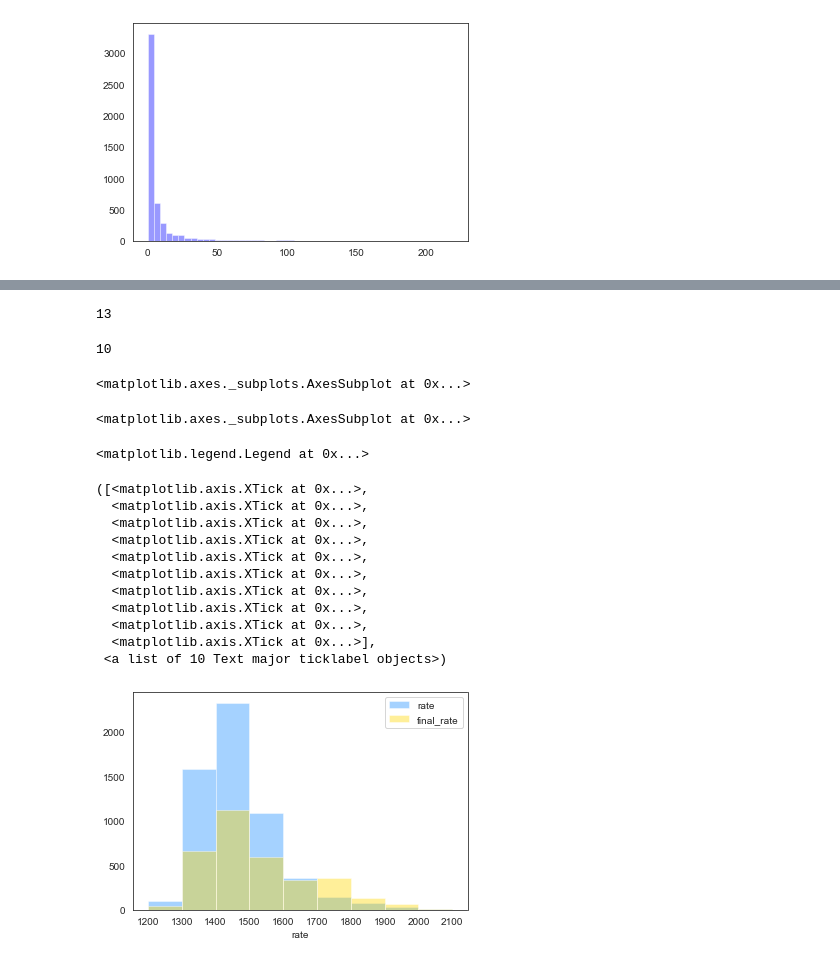
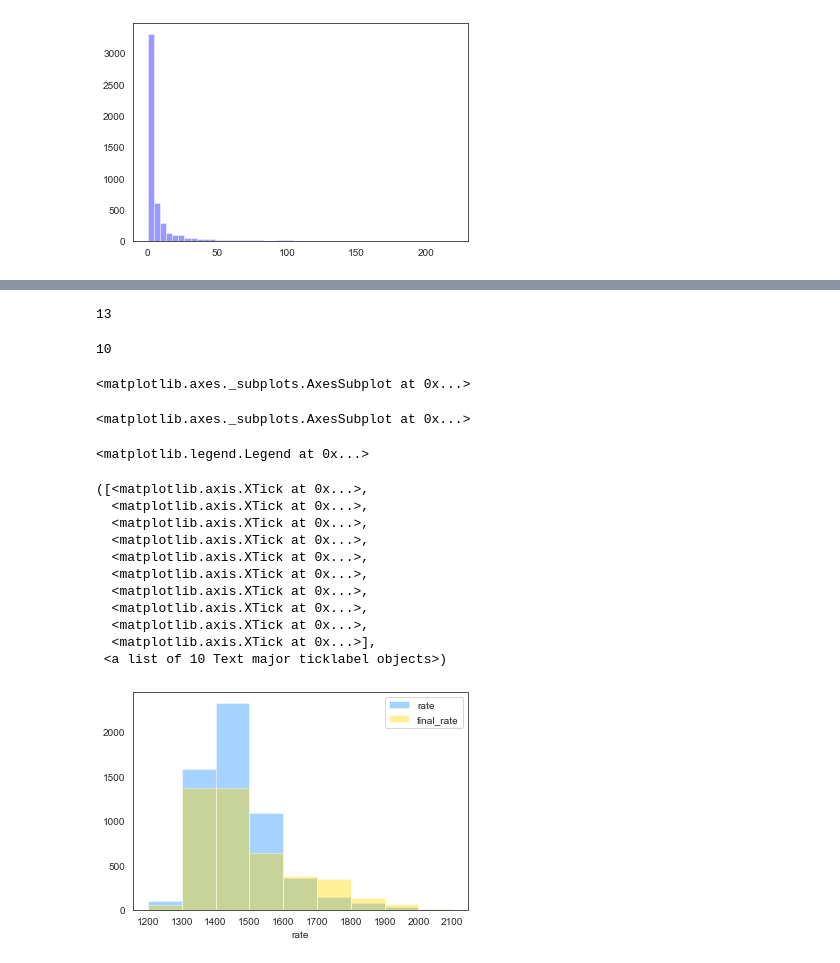
Before and after one commit to yoyoyo4/kagaribi_8_seed, a Jupyter notebook: ELO_rating_seed.ipynb, the cells around one changed output, grey strips where cells are left out. Saved outputs shown, nothing was run; the diff lists cells and outputs as text; code cells hidden in the pictures.

```diff
--- a/ELO_rating_seed.ipynb
+++ b/ELO_rating_seed.ipynb
@@ -493,0 +480,38 @@ df_rate
+# %%
+# 結果をプレイヤーごとのデータフレームに直し出力する
+
+df_rate = (df_update
+            .pipe(lambda x: x[x.playerTag_count == 1]) # playerTag重複プレイヤーには意味のない数値をマージしていくので一旦絞る
+            .assign(initial_rate = lambda x: x.playerTag.map(initial_rate_dict)) # 初期レート追加
+            .merge(df_rate_balance[["playerTag", "n_match"]].drop_duplicates("playerTag"), on="playerTag", how="left") # 試合数追加
+            .assign(n_match = lambda x: x.n_match.astype(int))
+            .assign(update_value = lambda x: x.update_value.astype(int))
+            .assign(rate = lambda x: (x.initial_rate + x.update_value).astype(int))
+            .sort_values("rate", ascending=False)
+            .merge(pd.read_excel("kagaribi_8_seed_point.xlsx")
+                  .pipe(lambda x: x[x.dup == 1]) # playerTagが重複しているプレイヤーは除いて篝火シードと順位をマージ
+                  [["playerTag", "kagaribi_8_seed_point", "kagaribi_rank"]]
+                  ,on="playerTag", how="left")
+            .fillna(-1) # 篝火シードと順位をマージできなかった箇所にintのダミー値を挿入。最初から"-"を挿入すると後のnp.whereでエラー
+            .assign(new_rank = lambda x: x.rate.rank(ascending=False, method='min').astype(int))
+            .assign(rank_diff = lambda x: np.where(x.kagaribi_rank == -1, "-", (x.kagaribi_rank - x.new_rank).astype(int)))
+            .assign(kagaribi_8_seed_point = lambda x: np.where(x.kagaribi_rank == -1, "-", x.kagaribi_8_seed_point))
+            .assign(kagaribi_rank = lambda x: np.where(x.kagaribi_rank == -1, "-", x.kagaribi_rank))
+            [["playerId", "playerTag", 'rate', "new_rank", "kagaribi_rank", "rank_diff", "n_match", 'initial_rate', 'update_value', 'kagaribi_8_seed_point']]
+          )
+
+df_rate = pd.concat([df_rate,
+                    (df_update
+                     .pipe(lambda x: x[x.playerTag_count >= 2]) # playerTag重複プレイヤーだけ縦結合
+                     .drop(columns=["playerTag_count"])
+                     .assign(new_rank = "-")
+                     .assign(kagaribi_rank = "-")
+                     .assign(rank_diff = "-")
+                     .assign(n_match = "-")
+                     .assign(initial_rate = "-")
+                     .assign(rate = "-")
+                     .assign(kagaribi_8_seed_point = "-")
+                    )])
+
+df_rate.to_csv("df_rate.csv", index=False, encoding="utf-8-sig")
+df_rate
@@ -494,32 +564,32 @@ df_rate
 # %%
 # 遷移後レートと最終レートを比較する
 
 # スタージェスの公式でヒストグラムの階級数の目安を確認
 sturges_rule(len(kagaribi_rate_dict))
 bins=list(range(1200,2200,100))
 len(bins)
 
 sns.distplot(list(kagaribi_rate_dict.values()), kde=False, bins=bins, color='dodgerblue', label="rate")
-sns.distplot(df_rate.rate, kde=False, bins=bins, color='gold', label="final_rate")
+sns.distplot(df_rate[df_rate != "-"].rate, kde=False, bins=bins, color='gold', label="final_rate")
 plt.legend()
 plt.xticks(bins)
 plt.savefig('final_rate_hist.png')
 plt.show()
 # %% [output]
 13
 10
 <matplotlib.axes._subplots.AxesSubplot at 0x...>
 <matplotlib.axes._subplots.AxesSubplot at 0x...>
 <matplotlib.legend.Legend at 0x...>
 ([<matplotlib.axis.XTick at 0x...>,
   <matplotlib.axis.XTick at 0x...>,
   <matplotlib.axis.XTick at 0x...>,
   <matplotlib.axis.XTick at 0x...>,
   <matplotlib.axis.XTick at 0x...>,
   <matplotlib.axis.XTick at 0x...>,
   <matplotlib.axis.XTick at 0x...>,
   <matplotlib.axis.XTick at 0x...>,
   <matplotlib.axis.XTick at 0x...>,
   <matplotlib.axis.XTick at 0x...>],
  <a list of 10 Text major ticklabel objects>)
-[figure, old version]
+[figure, new version]
```
Also changed, not shown: parts of 4 cells of this notebook.
